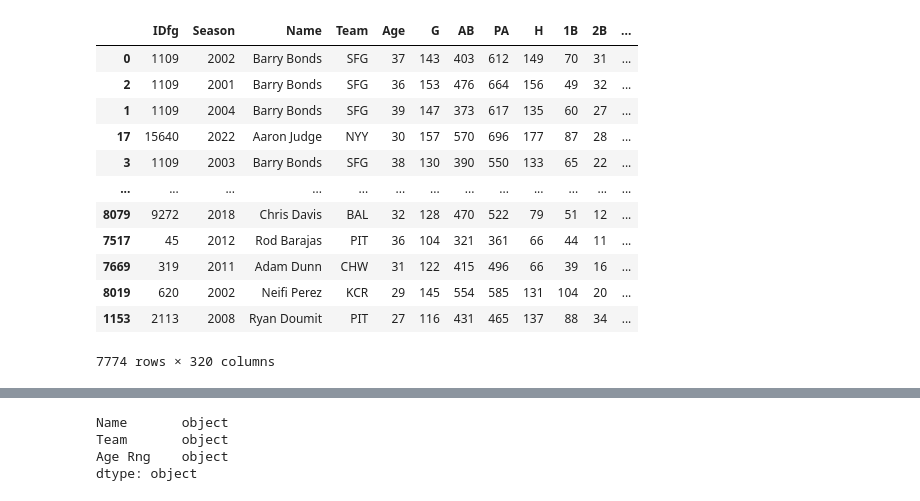
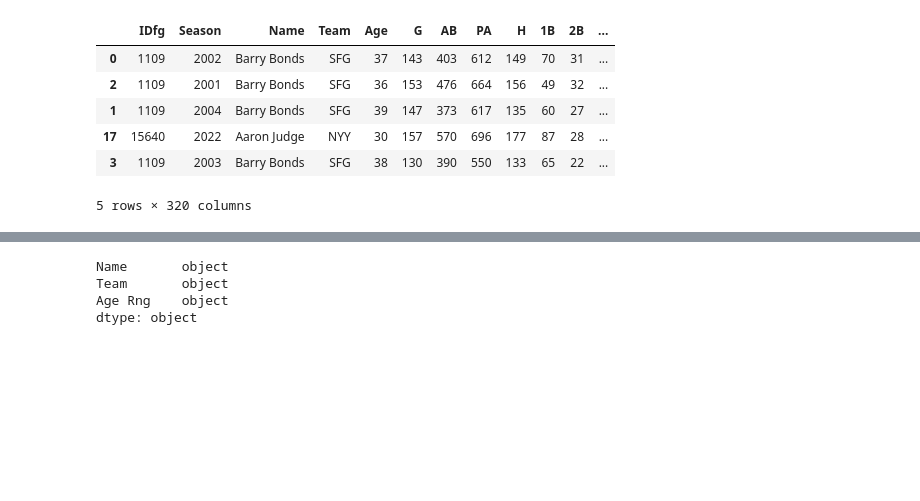
Before and after one commit to stevenarbo3/PredictingOPS, a Jupyter notebook: predictingOPS.ipynb, the cells around one changed output, grey strips where cells are left out. Cells and saved outputs as stored; diff of their text form; code cells hidden in the pictures; blank space fills up the shorter version.

```diff
--- a/predictingOPS.ipynb
+++ b/predictingOPS.ipynb
@@ -15,18 +16,12 @@ else:
 stats = stats.groupby('IDfg', group_keys=False).filter(lambda x: len(x) > 1)
 # %%
-stats
+stats.head()
 # %% [output]
 |  | IDfg | Season | Name | Team | Age | G | AB | PA | H | 1B | 2B | ... |
 | 0 | 1109 | 2002 | Barry Bonds | SFG | 37 | 143 | 403 | 612 | 149 | 70 | 31 | ... |
 | 2 | 1109 | 2001 | Barry Bonds | SFG | 36 | 153 | 476 | 664 | 156 | 49 | 32 | ... |
 | 1 | 1109 | 2004 | Barry Bonds | SFG | 39 | 147 | 373 | 617 | 135 | 60 | 27 | ... |
 | 17 | 15640 | 2022 | Aaron Judge | NYY | 30 | 157 | 570 | 696 | 177 | 87 | 28 | ... |
 | 3 | 1109 | 2003 | Barry Bonds | SFG | 38 | 130 | 390 | 550 | 133 | 65 | 22 | ... |
-| ... | ... | ... | ... | ... | ... | ... | ... | ... | ... | ... | ... | ... |
-| 8079 | 9272 | 2018 | Chris Davis | BAL | 32 | 128 | 470 | 522 | 79 | 51 | 12 | ... |
-| 7517 | 45 | 2012 | Rod Barajas | PIT | 36 | 104 | 321 | 361 | 66 | 44 | 11 | ... |
-| 7669 | 319 | 2011 | Adam Dunn | CHW | 31 | 122 | 415 | 496 | 66 | 39 | 16 | ... |
-| 8019 | 620 | 2002 | Neifi Perez | KCR | 29 | 145 | 554 | 585 | 131 | 104 | 20 | ... |
-| 1153 | 2113 | 2008 | Ryan Doumit | PIT | 27 | 116 | 431 | 465 | 137 | 88 | 34 | ... |
-7774 rows × 320 columns
+5 rows × 320 columns
 # %%
```
Also changed, not shown: parts of 29 cells of this notebook.
